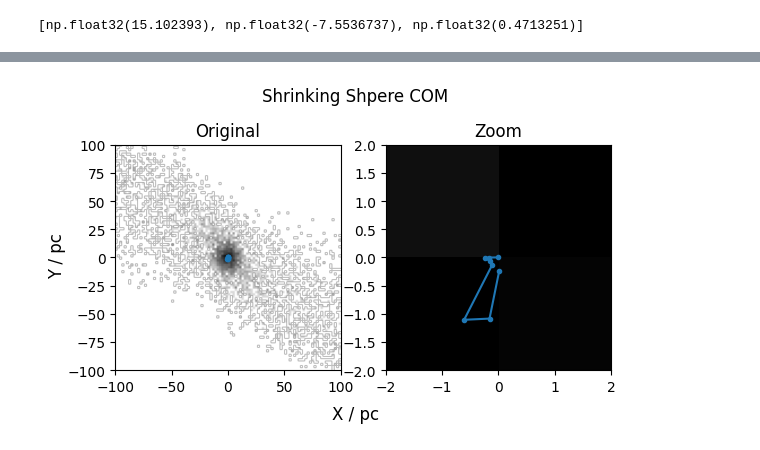
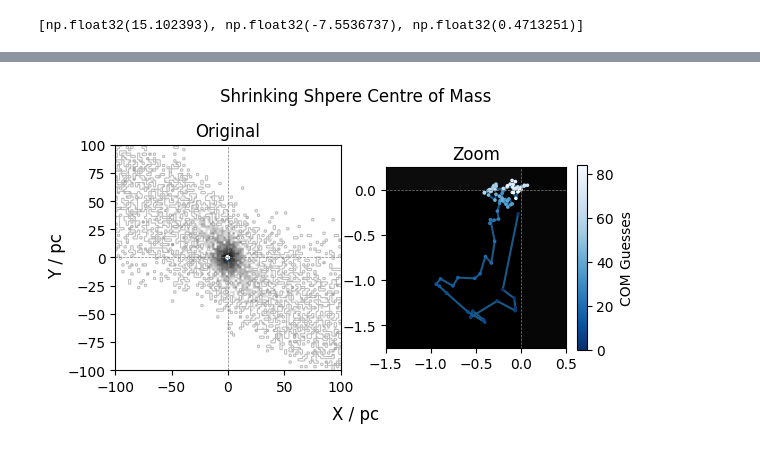
Before and after one commit to RSPicken2/stellar-streams, a Jupyter notebook: MassProfileAnalysis.ipynb, the cells around one changed output, grey strips where cells are left out. Cells and saved outputs as stored; diff of their text form; code cells hidden in the pictures.

Commit message:
Improve Graphs

```diff
--- a/MassProfileAnalysis.ipynb
+++ b/MassProfileAnalysis.ipynb
@@ -31,7 +31,7 @@ def get_com(x, y, z, m):
     return [np.sum(m * axis) / np.sum(m) for axis in [x, y, z]]
 
 
-def shrinking_sphere(x, y, z, m, r=100, rate=0.5, history=None, limit=1000):
+def shrinking_sphere(x, y, z, m, r=100, rate=0.95, history=None, limit=1000):
     if rate >= 1: return
 
     count = 0
@@ -88,48 +97,66 @@ array([[-1032.8811  ,   536.35803 ,    -9.94536 ],
 # %%
 offset = 100
-zoom_offset = 2
+zoom_offset = 1
+
 fig, ax = plt.subplots(1,2)
 
 hist, xedges, yedges = np.histogram2d(x - com[0], y - com[1], bins=100, range=[[-offset, offset], [-offset, offset]])
 ax[0].imshow(
 hist.T,
 origin='lower',
 extent=[xedges[0], xedges[-1], yedges[0], yedges[-1]],
 cmap='gray_r',
 norm=LogNorm()
 )
-
-ax[0].plot(history.T[0] - com[0], history.T[1] - com[1], label='guesses', marker='.')
-
-ax[0].set_xlim(-offset, offset)
-ax[0].set_ylim(- offset, offset)
-ax[0].set_aspect('equal')
-ax[0].set_title('Original')
-
 hist, xedges, yedges = np.histogram2d(x - com[0], y - com[1], bins=100, range=[[-offset, offset], [-offset, offset]])
 ax[1].imshow(
 hist.T,
 origin='lower',
 extent=[xedges[0], xedges[-1], yedges[0], yedges[-1]],
 cmap='gray_r',
 norm=LogNorm()
 )
 
-ax[1].plot(history.T[0] - com[0], history.T[1] - com[1], label='guesses', marker='.')
 
-ax[1].set_xlim(-zoom_offset, zoom_offset)
-ax[1].set_ylim(- zoom_offset, zoom_offset)
+histx = history.T[0]
+histy = history.T[1]
+
+ax[0].plot(histx - com[0], histy - com[1], color='tab:blue', alpha=0.75)
+ax[1].plot(histx - com[0], histy - com[1], color='tab:blue', alpha=0.75)
+
+ax[0].scatter(histx - com[0], histy - com[1], label='guesses', marker='.',
+                c=range(len(history)), cmap='Blues_r', s=10, zorder=2)
+cb = ax[1].scatter(histx - com[0], histy - com[1], label='COM guesses', marker='.',
+                c=range(len(history)), cmap='Blues_r', s=10, zorder=2)
+
+plt.colorbar(cb, ax=ax[1], shrink=0.5, label='COM Guesses')
+
+
+ax[0].set_xlim(-offset, offset)
+ax[0].set_ylim(- offset, offset)
+ax[0].set_aspect('equal')
+ax[0].set_title('Original')
+
+
+ax[1].set_xlim(-zoom_offset-0.5, zoom_offset-0.5)
+ax[1].set_ylim(- zoom_offset-0.75, zoom_offset-0.75)
 ax[1].set_aspect('equal')
 ax[1].set_title('Zoom')
+
+ax[0].axhline(0, color='gray', linewidth=0.5, linestyle='--')
+ax[0].axvline(0, color='gray', linewidth=0.5, linestyle='--')
+ax[1].axhline(0, color='gray', linewidth=0.5, linestyle='--')
+ax[1].axvline(0, color='gray', linewidth=0.5, linestyle='--')
 
 fig.supxlabel('X / pc', y=0.15)
 fig.supylabel('Y / pc')
 
-fig.suptitle('Shrinking Shpere COM', y=0.85)
+fig.suptitle('Shrinking Shpere Centre of Mass', y=0.85)
 
+plt.savefig('Images/ShrinkShereCOM.png')
 plt.show()
 # %% [output]
-[figure, old version]
+[figure, new version]
 # %%
 def find_bounding_radii(x, y, z, m, fractions):
     m_tot = np.sum(m)
```
Also changed, not shown: parts of 14 cells of this notebook.
